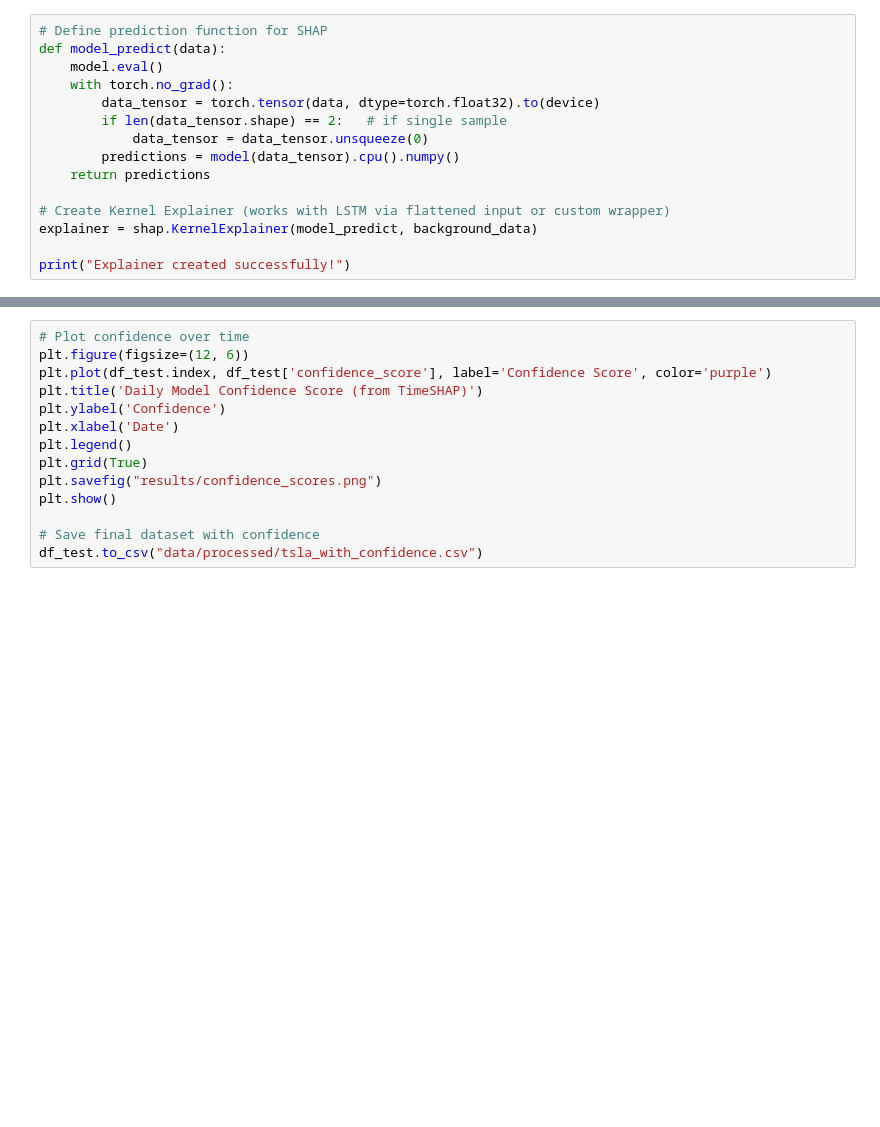
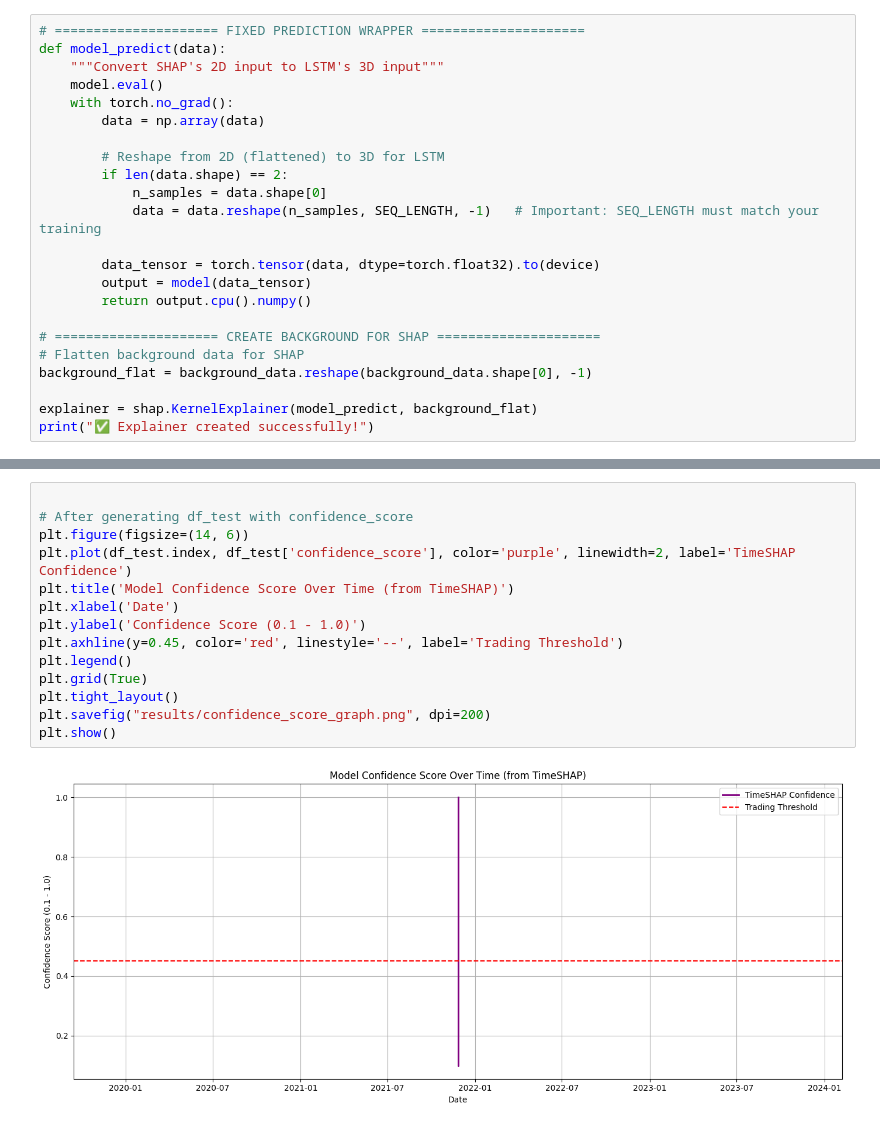
Before and after one commit to aswathy924/XAI-RMS-RA-DRL, a Jupyter notebook: notebooks/04_timeshap_explainability.ipynb, the cells around one changed output, grey strips where cells are left out. Drawn from its saved outputs; the diff is of its cells as text; blank space fills up the shorter version.

Commit message:
fix: timeshap model

```diff
--- a/notebooks/04_timeshap_explainability.ipynb
+++ b/notebooks/04_timeshap_explainability.ipynb
@@ -37,15 +77,23 @@ print(f"Background shape: {background_data.shape}")
 # %%
-# Define prediction function for SHAP
+# ===================== FIXED PREDICTION WRAPPER =====================
 def model_predict(data):
+    """Convert SHAP's 2D input to LSTM's 3D input"""
     model.eval()
     with torch.no_grad():
+        data = np.array(data)
+
+        # Reshape from 2D (flattened) to 3D for LSTM
+        if len(data.shape) == 2:
+            n_samples = data.shape[0]
+            data = data.reshape(n_samples, SEQ_LENGTH, -1)   # Important: SEQ_LENGTH must match your training
+
         data_tensor = torch.tensor(data, dtype=torch.float32).to(device)
-        if len(data_tensor.shape) == 2:   # if single sample
-            data_tensor = data_tensor.unsqueeze(0)
-        predictions = model(data_tensor).cpu().numpy()
-    return predictions
+        output = model(data_tensor)
+        return output.cpu().numpy()
 
-# Create Kernel Explainer (works with LSTM via flattened input or custom wrapper)
-explainer = shap.KernelExplainer(model_predict, background_data)
+# ===================== CREATE BACKGROUND FOR SHAP =====================
+# Flatten background data for SHAP
+background_flat = background_data.reshape(background_data.shape[0], -1)
 
-print("Explainer created successfully!")
+explainer = shap.KernelExplainer(model_predict, background_flat)
+print("✅ Explainer created successfully!")
@@ -86,14 +162,16 @@ print(df_test['confidence_score'].describe())
 # %%
-# Plot confidence over time
-plt.figure(figsize=(12, 6))
-plt.plot(df_test.index, df_test['confidence_score'], label='Confidence Score', color='purple')
-plt.title('Daily Model Confidence Score (from TimeSHAP)')
-plt.ylabel('Confidence')
+
+# After generating df_test with confidence_score
+plt.figure(figsize=(14, 6))
+plt.plot(df_test.index, df_test['confidence_score'], color='purple', linewidth=2, label='TimeSHAP Confidence')
+plt.title('Model Confidence Score Over Time (from TimeSHAP)')
 plt.xlabel('Date')
+plt.ylabel('Confidence Score (0.1 - 1.0)')
+plt.axhline(y=0.45, color='red', linestyle='--', label='Trading Threshold')
 plt.legend()
 plt.grid(True)
-plt.savefig("results/confidence_scores.png")
+plt.tight_layout()
+plt.savefig("results/confidence_score_graph.png", dpi=200)
 plt.show()
-
-# Save final dataset with confidence
-df_test.to_csv("data/processed/tsla_with_confidence.csv")
+# %% [output]
+[figure, added]
```
Also changed, not shown: parts of 6 cells of this notebook, 4 other files.
